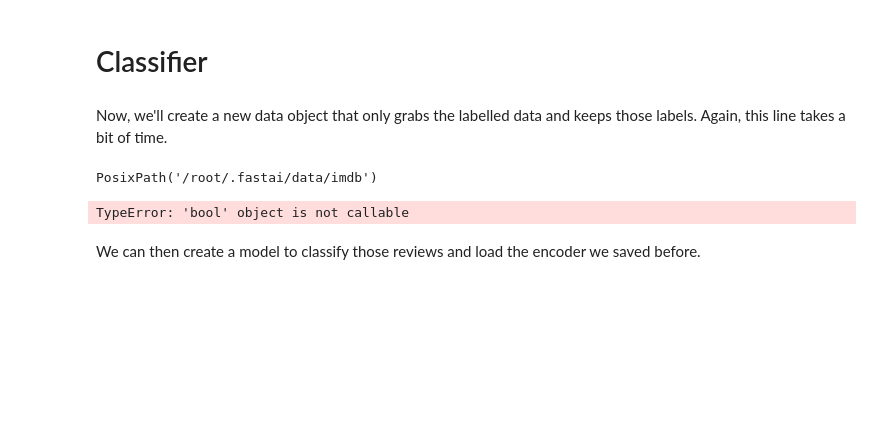
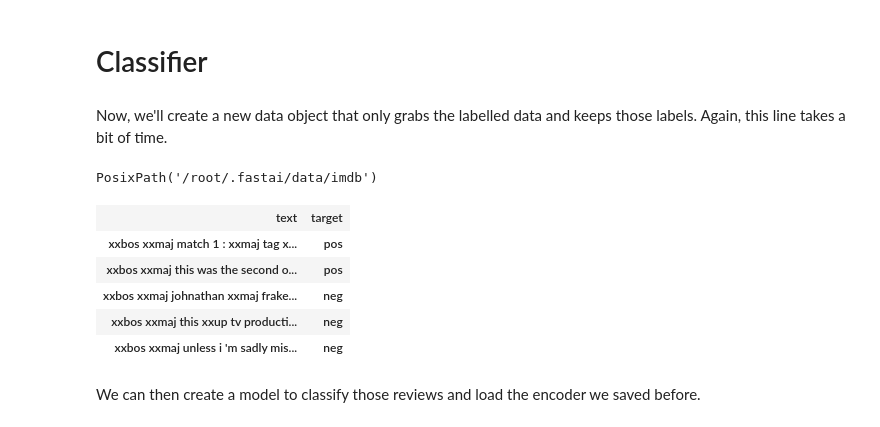
Before and after one commit to Data-drone/fast_ai_homework, a Jupyter notebook: week_3_imdb.ipynb, the cells around one changed output. Drawn from its saved outputs; the diff is of its cells as text; code cells hidden in the pictures; blank space fills up the shorter version.

Commit message:
fixed the issue with filter_missing_y

```diff
--- a/week_3_imdb.ipynb
+++ b/week_3_imdb.ipynb
@@ -223,9 +236,5 @@ data_clas = (TextList.from_folder(path, vocab=data_lm.vocab)
              #split by train and valid folder (that only keeps 'train' and 'test' so no need to filter)
              .label_from_folder(classes=['neg', 'pos'])
              #remove docs with labels not in above list (i.e. 'unsup')
-             .filter_missing_y()
              #label them all with their folders
              .databunch(bs=bs))
-data_clas.save('tmp_clas')
-# %% [output]
-TypeError: 'bool' object is not callable
@@ -232,8 +243,15 @@ TypeError: 'bool' object is not callable
 # %%
 len(data_clas.train_ds)
 # %%
-data_clas = TextClasDataBunch.load(path, 'tmp_clas', bs=bs)
+#data_clas = TextClasDataBunch.load(path, 'tmp_clas', bs=bs)
 data_clas.show_batch()
+# %% [output]
+| text | target |
+| xxbos xxmaj match 1 : xxmaj tag x... | pos |
+| xxbos xxmaj this was the second o... | pos |
+| xxbos xxmaj johnathan xxmaj frake... | neg |
+| xxbos xxmaj this xxup tv producti... | neg |
+| xxbos xxmaj unless i 'm sadly mis... | neg |
 # %% [markdown]
 We can then create a model to classify those reviews and load the encoder we saved before.
 # %%
```
Also changed, not shown: parts of 17 cells of this notebook.
